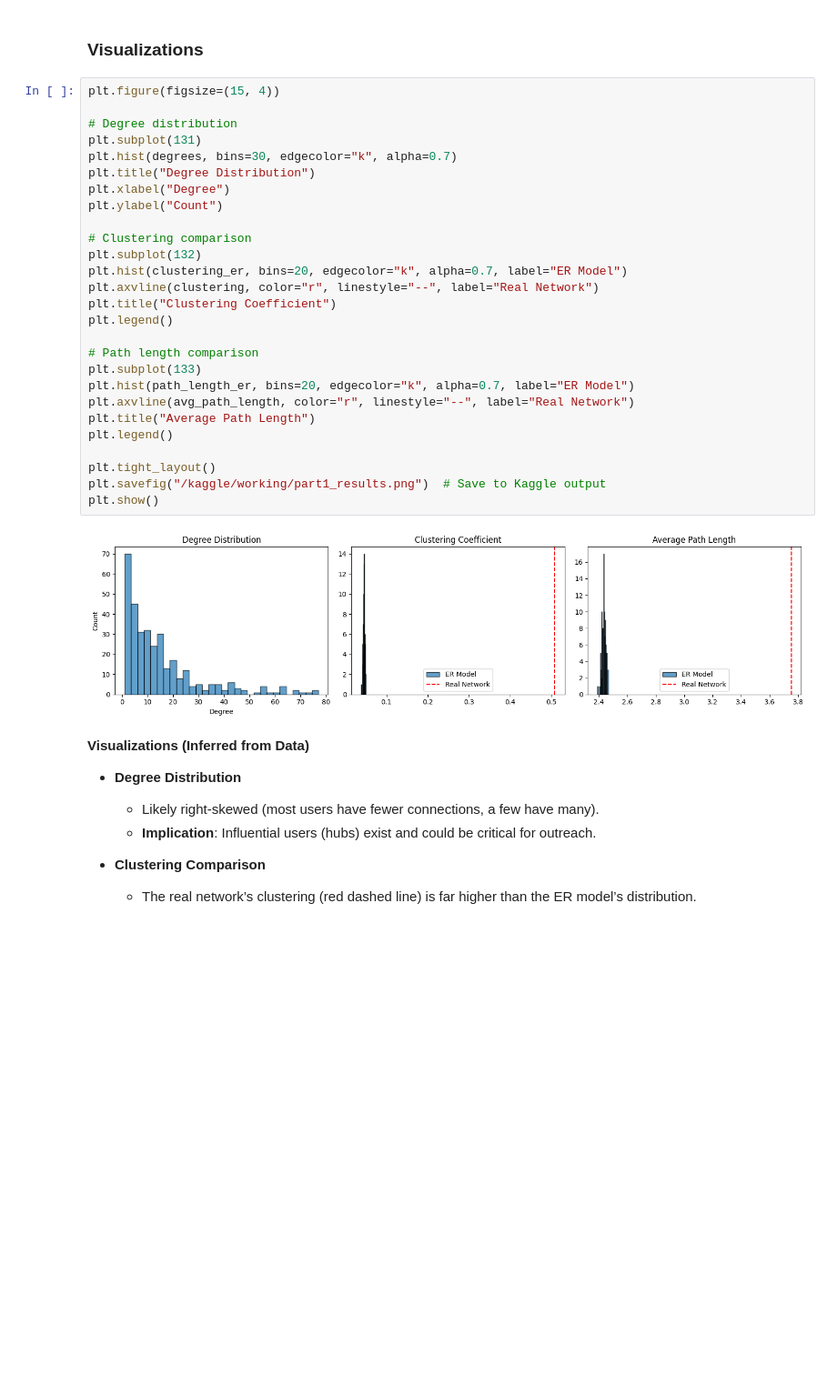
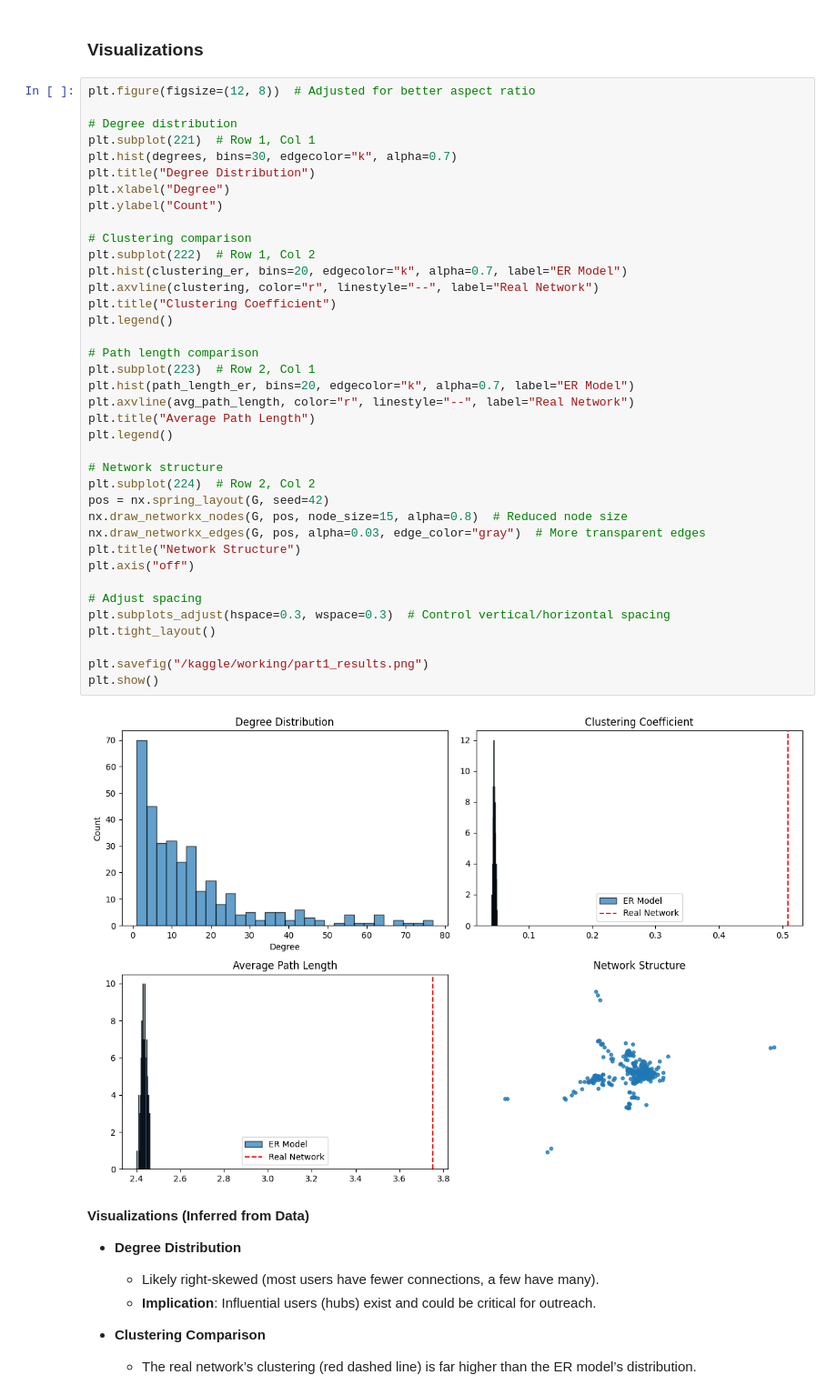
Before and after one commit to aymanmomin/Facebook-Ego-Network-Analysis, a Jupyter notebook: cpsc-572-facebook-ego-network-analysis.ipynb, the cells around one changed output. Shown at 91% size. Drawn from its saved outputs; the diff is of its cells as text; blank space fills up the shorter version.

Commit message:
Kaggle Notebook | CPSC 572: Facebook Ego Network Analysis | Adding visualizations | Work in progress

```diff
--- a/cpsc-572-facebook-ego-network-analysis.ipynb
+++ b/cpsc-572-facebook-ego-network-analysis.ipynb
@@ -150,34 +153,45 @@ Null Model Comparison:
 # %% [markdown]
 ### Visualizations
 # %%
-plt.figure(figsize=(15, 4))
+plt.figure(figsize=(12, 8))  # Adjusted for better aspect ratio
 
 # Degree distribution
-plt.subplot(131)
+plt.subplot(221)  # Row 1, Col 1
 plt.hist(degrees, bins=30, edgecolor="k", alpha=0.7)
 plt.title("Degree Distribution")
 plt.xlabel("Degree")
 plt.ylabel("Count")
 
 # Clustering comparison
-plt.subplot(132)
+plt.subplot(222)  # Row 1, Col 2
 plt.hist(clustering_er, bins=20, edgecolor="k", alpha=0.7, label="ER Model")
 plt.axvline(clustering, color="r", linestyle="--", label="Real Network")
 plt.title("Clustering Coefficient")
 plt.legend()
 
 # Path length comparison
-plt.subplot(133)
+plt.subplot(223)  # Row 2, Col 1
 plt.hist(path_length_er, bins=20, edgecolor="k", alpha=0.7, label="ER Model")
 plt.axvline(avg_path_length, color="r", linestyle="--", label="Real Network")
 plt.title("Average Path Length")
 plt.legend()
 
+# Network structure
+plt.subplot(224)  # Row 2, Col 2
+pos = nx.spring_layout(G, seed=42)
+nx.draw_networkx_nodes(G, pos, node_size=15, alpha=0.8)  # Reduced node size
+nx.draw_networkx_edges(G, pos, alpha=0.03, edge_color="gray")  # More transparent edges
+plt.title("Network Structure")
+plt.axis("off")
+
+# Adjust spacing
+plt.subplots_adjust(hspace=0.3, wspace=0.3)  # Control vertical/horizontal spacing
 plt.tight_layout()
-plt.savefig("/kaggle/working/part1_results.png")  # Save to Kaggle output
+
+plt.savefig("/kaggle/working/part1_results.png")
 plt.show()
 # %% [output]
-[figure, old version]
+[figure, new version]
 # %% [markdown]
 **Visualizations (Inferred from Data)**
 * **Degree Distribution**
```
Also changed, not shown: parts of 23 cells of this notebook.
